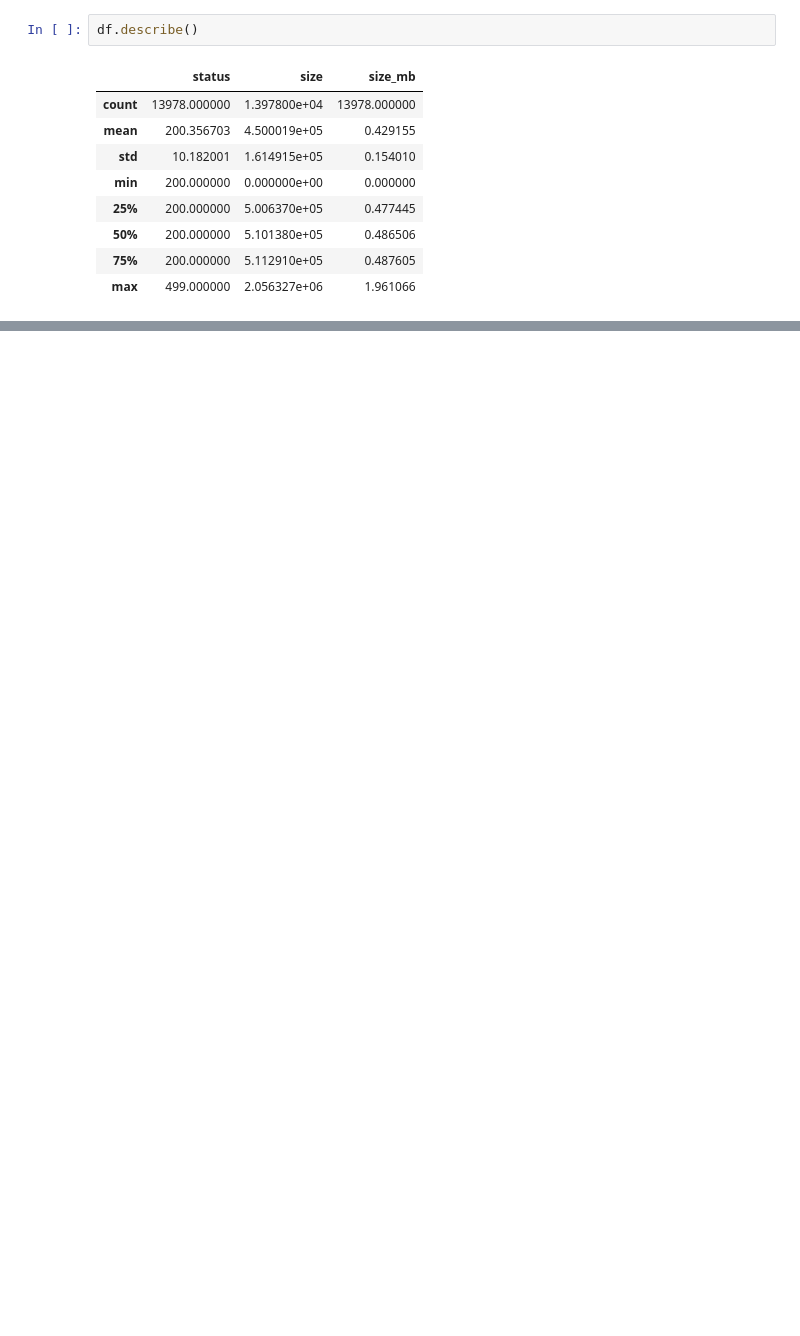
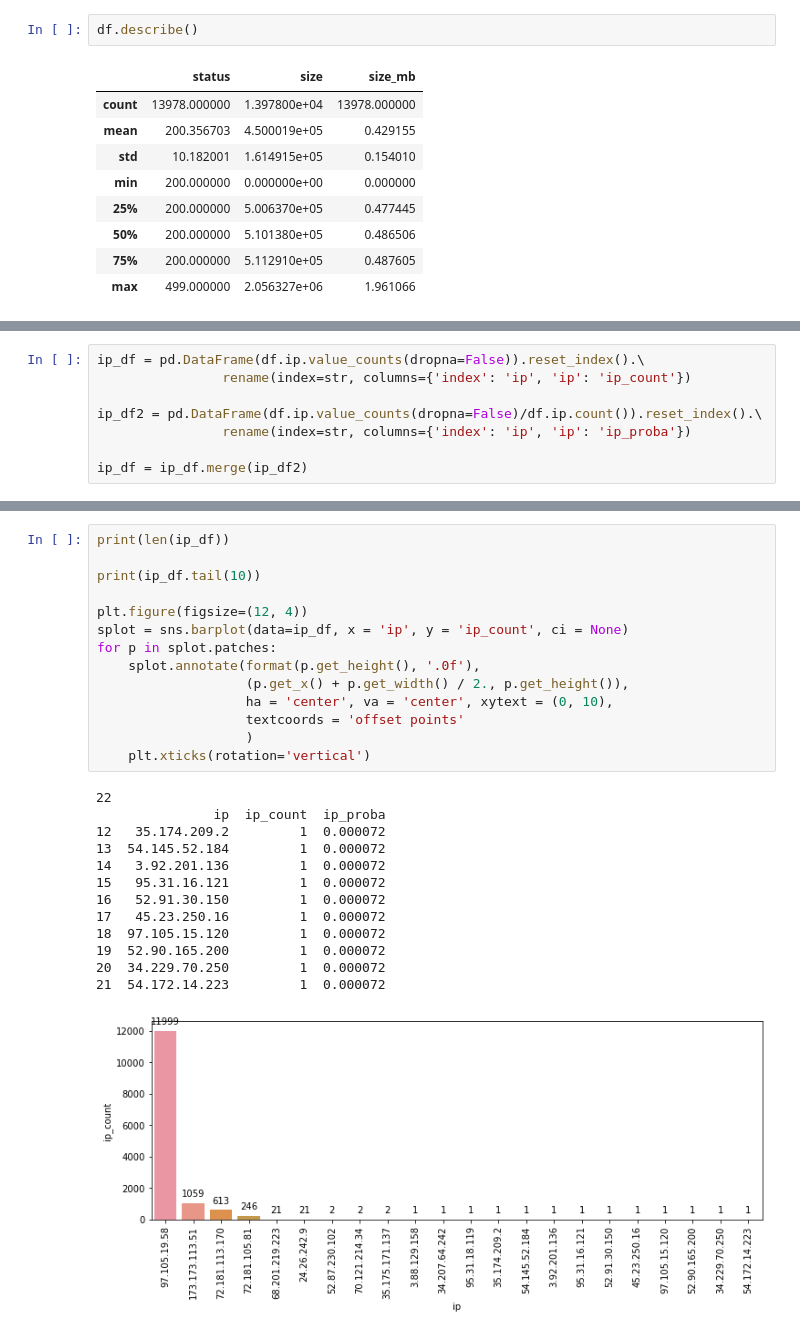
Before and after one commit to gilbert-noriega-ii/anomaly-detection-exercises, a Jupyter notebook: discrete_anomaly_detection.ipynb, the cells around one changed output, grey strips where cells are left out. Drawn from its saved outputs; the diff is of its cells as text; blank space fills up the shorter version.

```diff
--- a/discrete_anomaly_detection.ipynb
+++ b/discrete_anomaly_detection.ipynb
@@ -168,0 +175,8 @@ df.describe()
+# %%
+ip_df = pd.DataFrame(df.ip.value_counts(dropna=False)).reset_index().\
+                rename(index=str, columns={'index': 'ip', 'ip': 'ip_count'})
+
+ip_df2 = pd.DataFrame(df.ip.value_counts(dropna=False)/df.ip.count()).reset_index().\
+                rename(index=str, columns={'index': 'ip', 'ip': 'ip_proba'})
+
+ip_df = ip_df.merge(ip_df2)
@@ -168,0 +213,28 @@ df.describe()
+# %%
+print(len(ip_df))
+
+print(ip_df.tail(10))
+
+plt.figure(figsize=(12, 4))
+splot = sns.barplot(data=ip_df, x = 'ip', y = 'ip_count', ci = None)
+for p in splot.patches:
+    splot.annotate(format(p.get_height(), '.0f'),
+                   (p.get_x() + p.get_width() / 2., p.get_height()),
+                   ha = 'center', va = 'center', xytext = (0, 10),
+                   textcoords = 'offset points'
+                   )
+    plt.xticks(rotation='vertical')
+# %% [output]
+22
+               ip  ip_count  ip_proba
+12   35.174.209.2         1  0.000072
+13  54.145.52.184         1  0.000072
+14   3.92.201.136         1  0.000072
+15   95.31.16.121         1  0.000072
+16   52.91.30.150         1  0.000072
+17   45.23.250.16         1  0.000072
+18  97.105.15.120         1  0.000072
+19  52.90.165.200         1  0.000072
+20  34.229.70.250         1  0.000072
+21  54.172.14.223         1  0.000072
+[figure, added]
```
Also changed, not shown: parts of 23 cells of this notebook.
